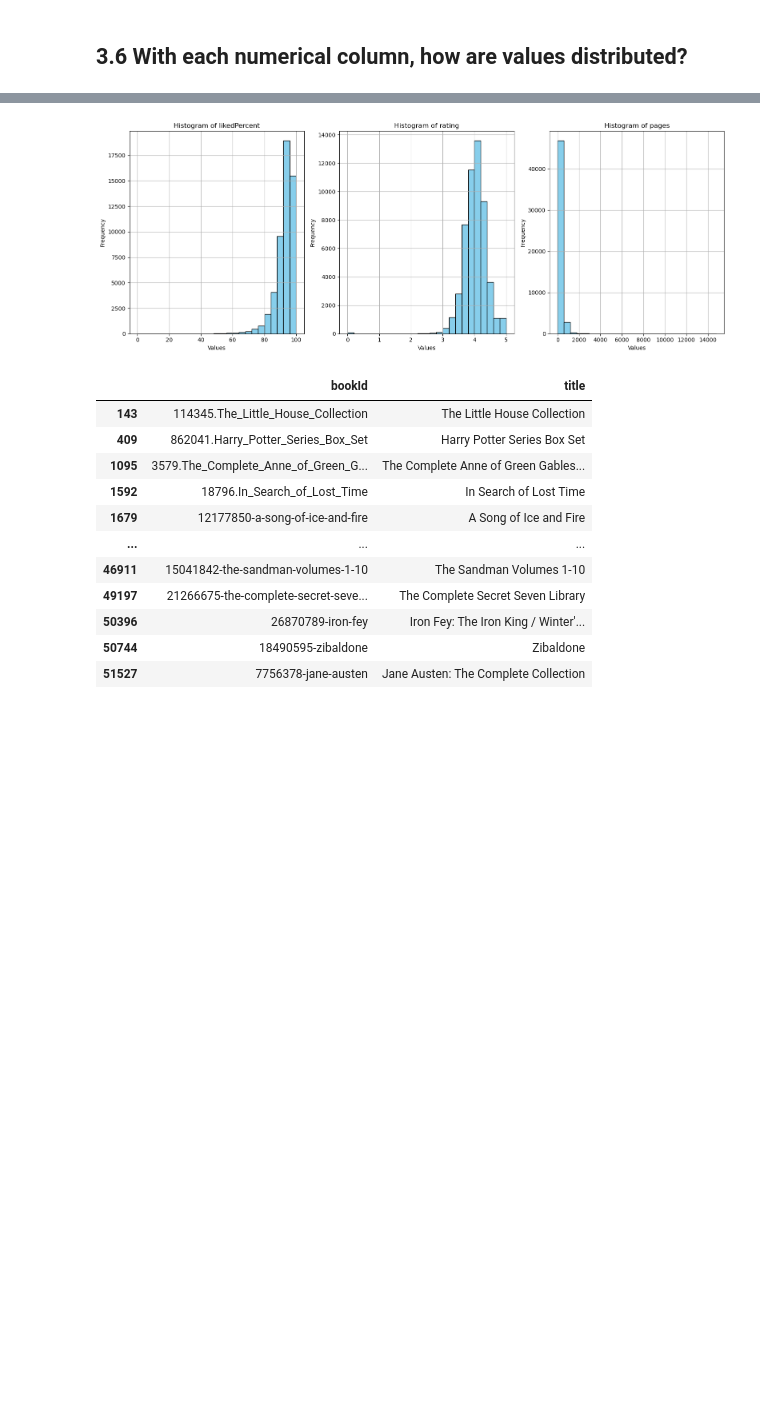
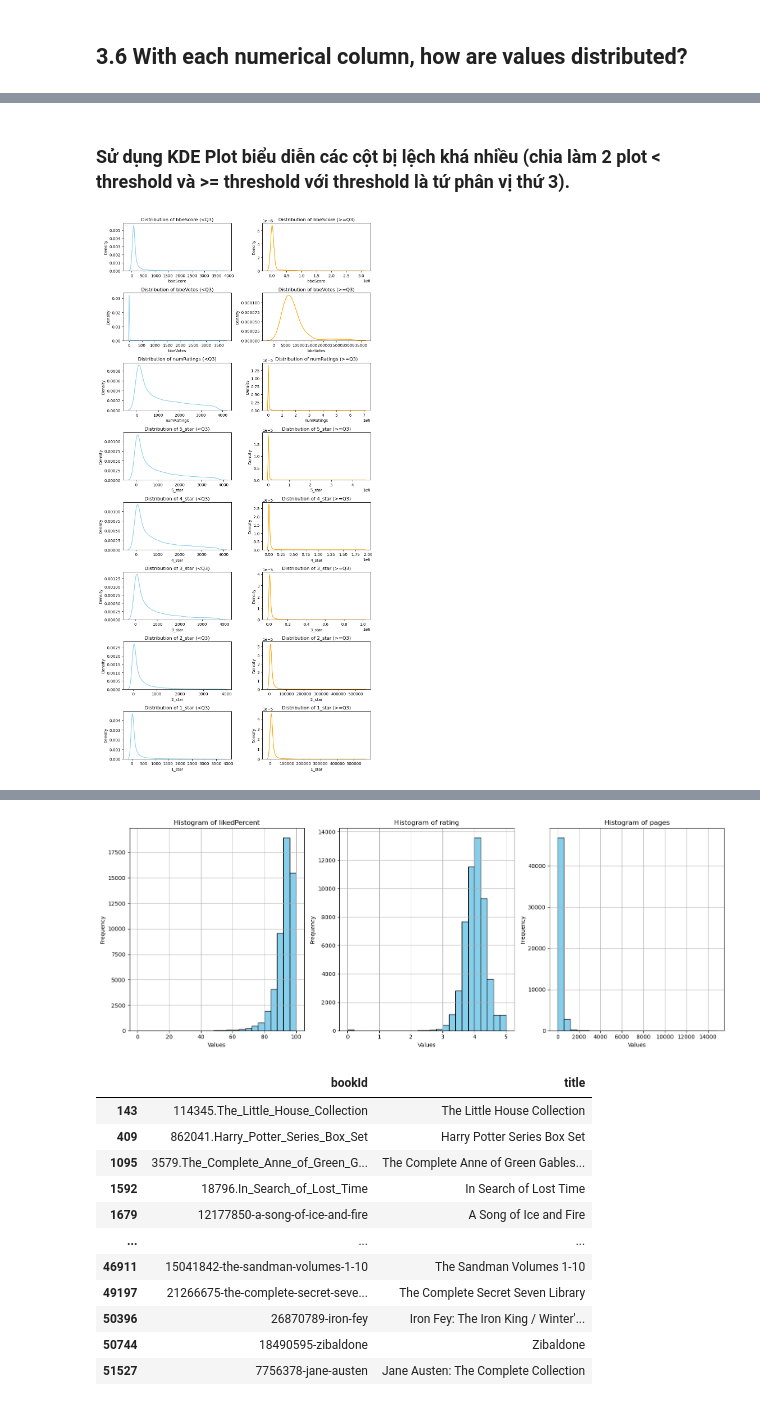
Before and after one commit to lhhmmiii/Project_LT_KHDL, a Jupyter notebook: Final_Project_NH.ipynb, the cells around one changed output, grey strips where cells are left out. Cells and saved outputs as stored; diff of their text form; code cells hidden in the pictures; blank space fills up the shorter version.

```diff
--- a/Final_Project_NH.ipynb
+++ b/Final_Project_NH.ipynb
@@ -272,7 +276,7 @@ df.describe()
 | 75% | 4.230000 | 392.000000 | 9.389000e+03 | 96.000000 | 1.870000e+02 | 2.000000 | 3.567750e+03 | 3.375000e+03 | 1.957750e+03 | 475.000000 | ... |
 | max | 5.000000 | 14777.000000 | 7.048471e+06 | 100.000000 | 2.993816e+06 | 30516.000000 | 4.578137e+06 | 1.921313e+06 | 1.008686e+06 | 542017.000000 | ... |
 # %%
-numerical_df = df.select_dtypes(include=np.number)
+numerical_df = df.select_dtypes(include=np.number).dropna()
 numerical_df
 # %% [output]
 |  | rating | pages | numRatings | likedPercent | bbeScore | bbeVotes | 5_star | 4_star | 3_star | 2_star | ... |
@@ -290,0 +295,24 @@ numerical_df
+# %% [markdown]
+### Sử dụng KDE Plot biểu diễn các cột bị lệch khá nhiều (chia làm 2 plot < threshold và >= threshold với threshold là tứ phân vị thứ 3).
+# %%
+threshold = numerical_df['5_star'].quantile(0.75)
+
+cols = ['bbeScore','bbeVotes','numRatings','5_star','4_star','3_star','2_star','1_star']
+fig, axs = plt.subplots(len(cols), 2, figsize=(10, 20))
+
+for i, col in enumerate(cols):
+    small_values = numerical_df[col][numerical_df[col] < threshold]
+    big_values = numerical_df[col][numerical_df[col] >= threshold]
+
+    sns.kdeplot(small_values, color='skyblue', ax=axs[i, 0])
+    axs[i, 0].set_title(f'Distribution of {col} (<Q3)')
+    axs[i, 0].set_ylabel('Density')
+
+    sns.kdeplot(big_values, color='orange', ax=axs[i, 1])
+    axs[i, 1].set_title(f'Distribution of {col} (>=Q3)')
+    axs[i, 1].set_ylabel('Density')
+
+plt.tight_layout()
+plt.show()
+# %% [output]
+[figure, added]
```
Also changed, not shown: parts of 10 cells of this notebook.
